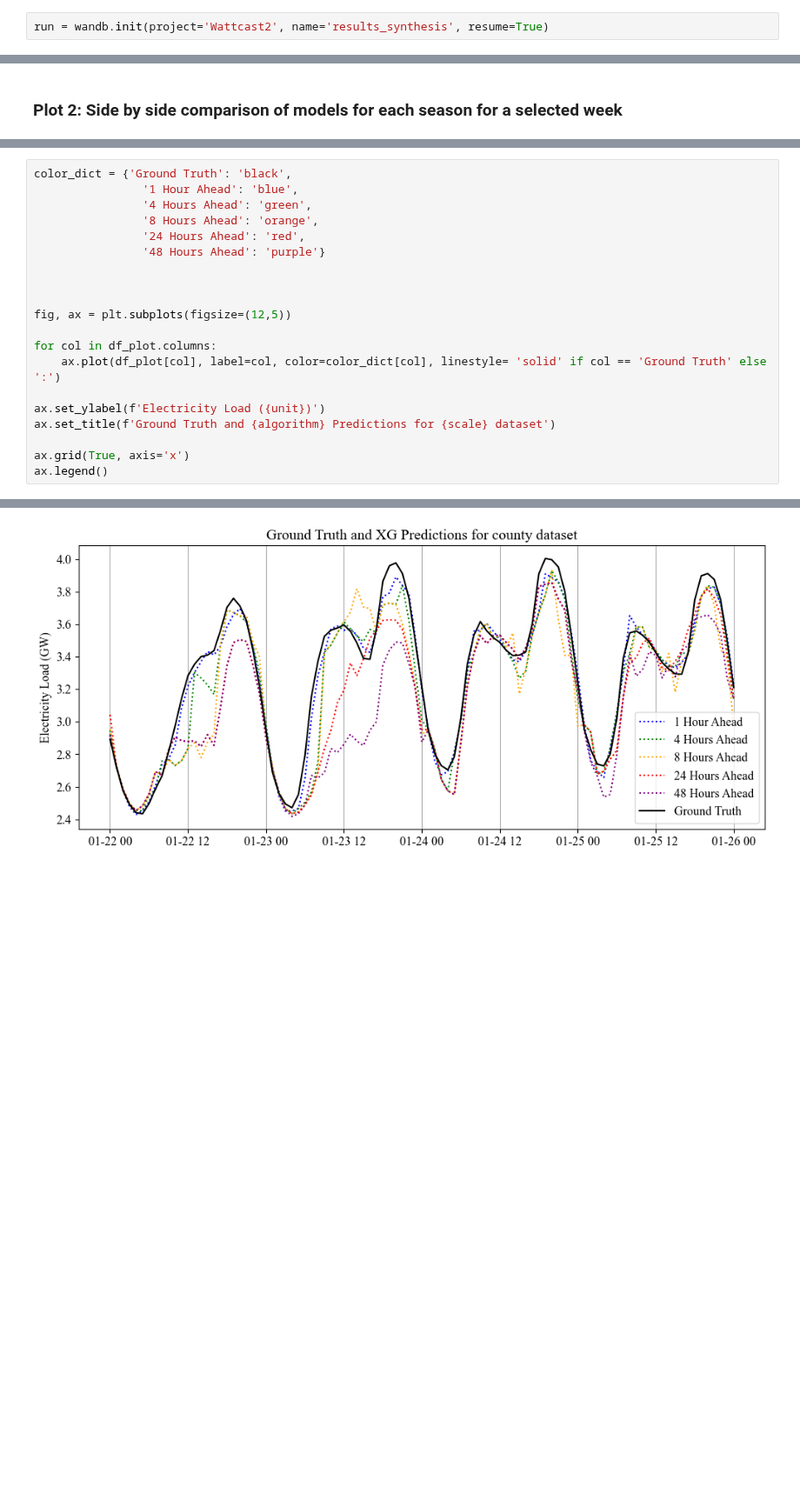
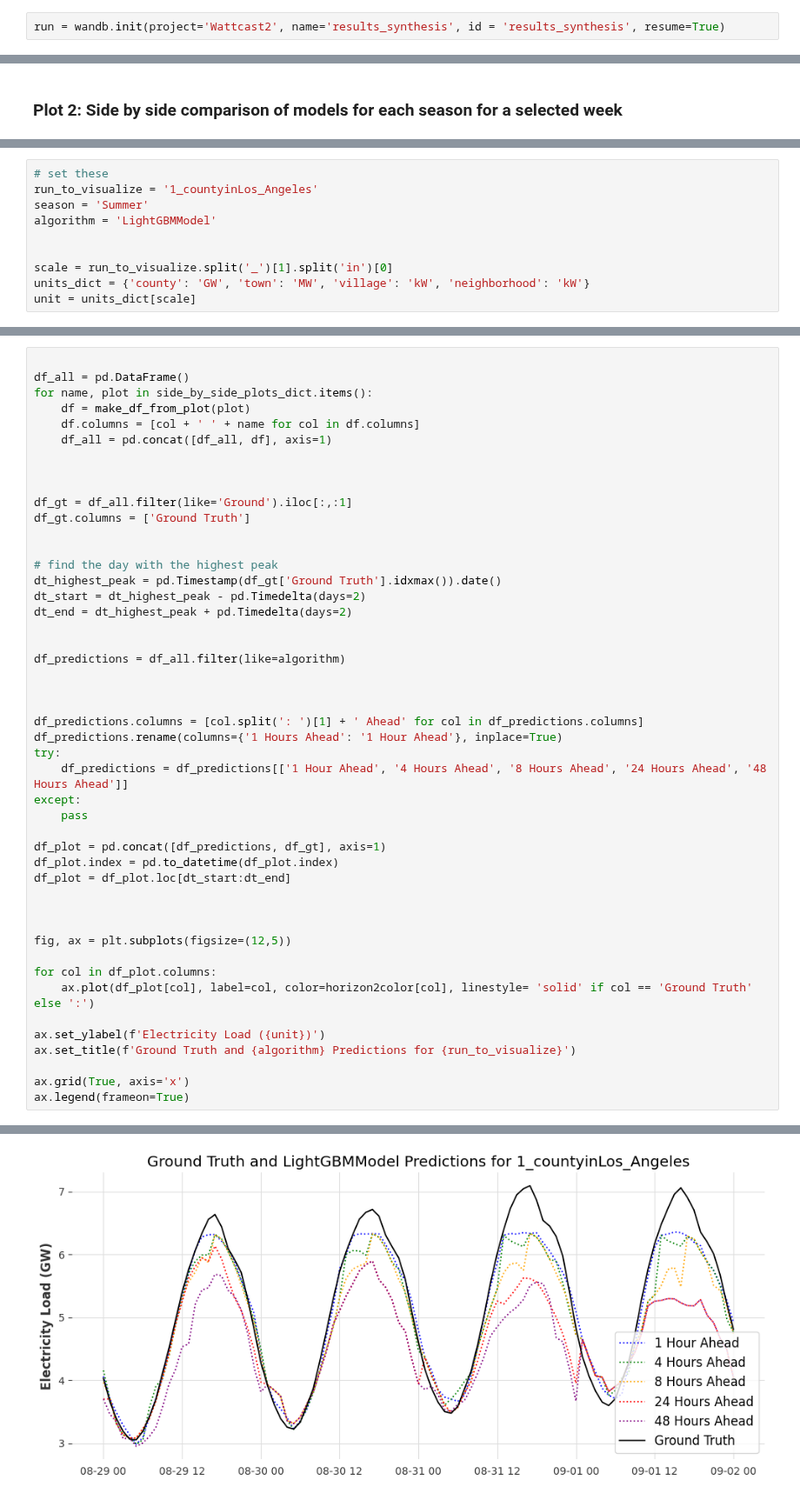
Before and after one commit to tsbyq/WattCast, a Jupyter notebook: bin/results_synthesis.ipynb, the cells around one changed output, grey strips where cells are left out. Shown at 87% size. Saved outputs shown, nothing was run; the diff lists cells and outputs as text; blank space fills up the shorter version.

```diff
--- a/bin/results_synthesis.ipynb
+++ b/bin/results_synthesis.ipynb
@@ -36,3 +38,3 @@ Grabbing all metrics from all runs
 # %%
-run = wandb.init(project='Wattcast2', name='results_synthesis', resume=True)
+run = wandb.init(project='Wattcast2', name='results_synthesis', id = 'results_synthesis', resume=True)
 # %% [output]
@@ -257,3 +268,13 @@ unit = units_dict[scale]
+# %%
+# set these
+run_to_visualize = '1_countyinLos_Angeles'
+season = 'Summer'
+algorithm = 'LightGBMModel'
+
+
+scale = run_to_visualize.split('_')[1].split('in')[0]
+units_dict = {'county': 'GW', 'town': 'MW', 'village': 'kW', 'neighborhood': 'kW'}
+unit = units_dict[scale]
 # %%
 run = api.run(f"wattcast/{project_name}/{name_id_dict[run_to_visualize]}")
 files = []
@@ -311,23 +286,50 @@ df_plot = df_plot.loc[dt_start:dt_end]
 # %%
-color_dict = {'Ground Truth': 'black',
-                '1 Hour Ahead': 'blue',
-                '4 Hours Ahead': 'green',
-                '8 Hours Ahead': 'orange',
-                '24 Hours Ahead': 'red',
-                '48 Hours Ahead': 'purple'}
+
+df_all = pd.DataFrame()
+for name, plot in side_by_side_plots_dict.items():
+    df = make_df_from_plot(plot)
+    df.columns = [col + ' ' + name for col in df.columns]
+    df_all = pd.concat([df_all, df], axis=1)
+
+
+
+df_gt = df_all.filter(like='Ground').iloc[:,:1]
+df_gt.columns = ['Ground Truth']
+
+
+# find the day with the highest peak
+dt_highest_peak = pd.Timestamp(df_gt['Ground Truth'].idxmax()).date()
+dt_start = dt_highest_peak - pd.Timedelta(days=2)
+dt_end = dt_highest_peak + pd.Timedelta(days=2)
+
+
+df_predictions = df_all.filter(like=algorithm)
+
+
+
+df_predictions.columns = [col.split(': ')[1] + ' Ahead' for col in df_predictions.columns]
+df_predictions.rename(columns={'1 Hours Ahead': '1 Hour Ahead'}, inplace=True)
+try:
+    df_predictions = df_predictions[['1 Hour Ahead', '4 Hours Ahead', '8 Hours Ahead', '24 Hours Ahead', '48 Hours Ahead']]
+except:
+    pass
+
+df_plot = pd.concat([df_predictions, df_gt], axis=1)
+df_plot.index = pd.to_datetime(df_plot.index)
+df_plot = df_plot.loc[dt_start:dt_end]
 
 
 
 fig, ax = plt.subplots(figsize=(12,5))
 
 for col in df_plot.columns:
-    ax.plot(df_plot[col], label=col, color=color_dict[col], linestyle= 'solid' if col == 'Ground Truth' else ':')
+    ax.plot(df_plot[col], label=col, color=horizon2color[col], linestyle= 'solid' if col == 'Ground Truth' else ':')
 
 ax.set_ylabel(f'Electricity Load ({unit})')
-ax.set_title(f'Ground Truth and {algorithm} Predictions for {scale} dataset')
+ax.set_title(f'Ground Truth and {algorithm} Predictions for {run_to_visualize}')
 
 ax.grid(True, axis='x')
-ax.legend()
+ax.legend(frameon=True)
 # %% [output]
 <matplotlib.legend.Legend at 0x...>
-[figure, old version]
+[figure, new version]
```
Also changed, not shown: parts of 23 cells of this notebook, 7 other files.
